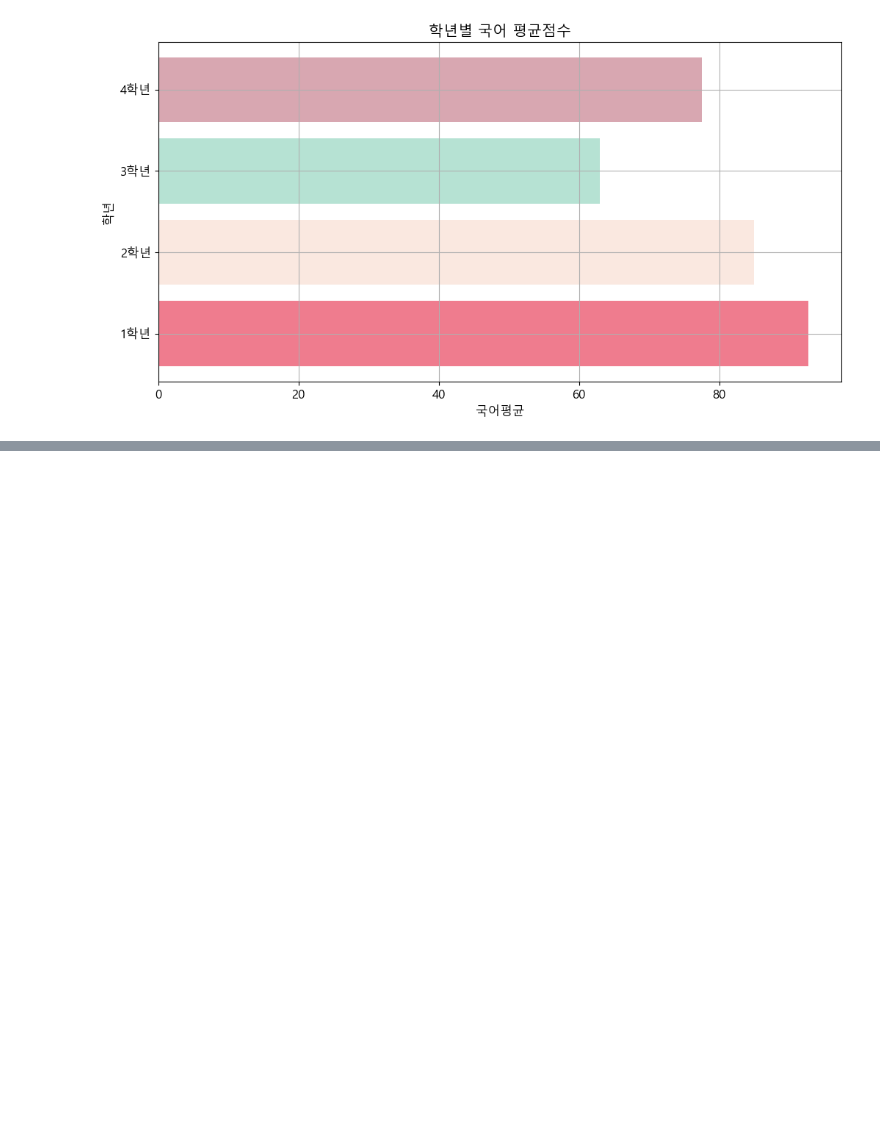
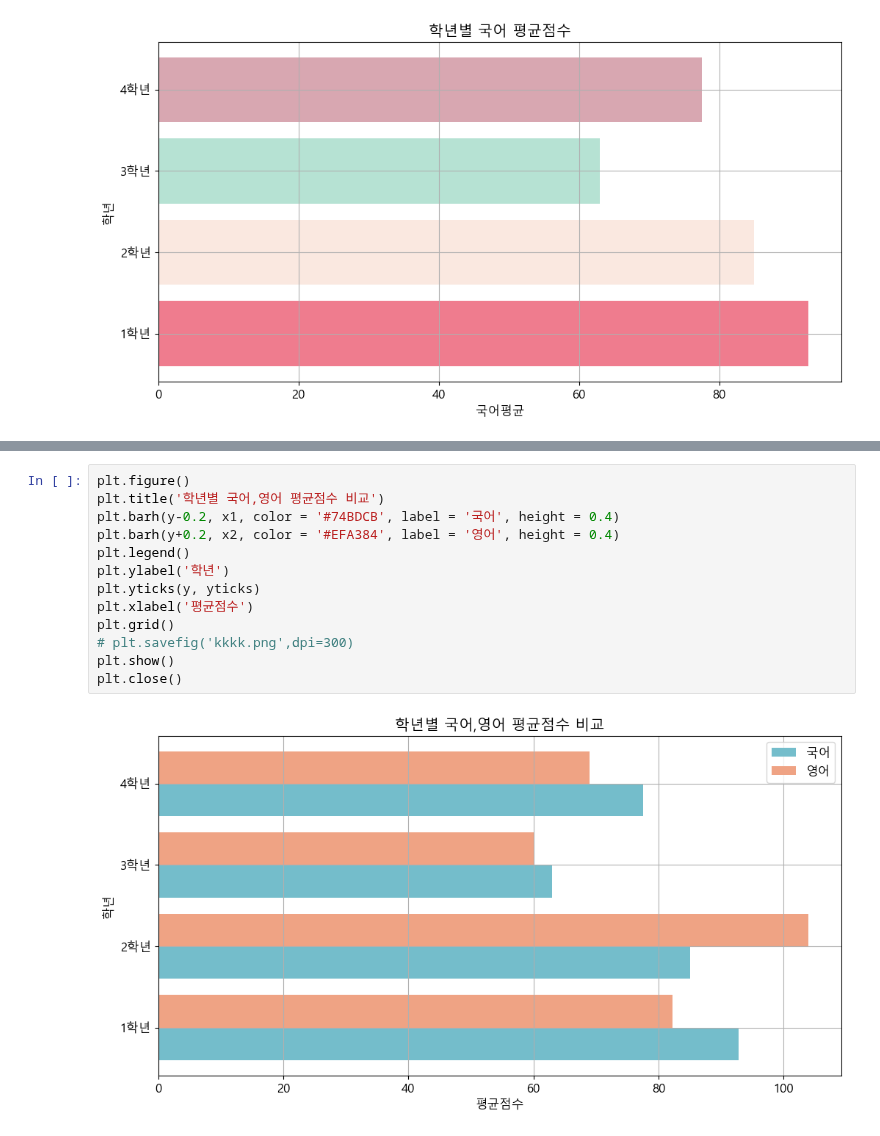
Before and after one commit to hyk2202/megait, a Jupyter notebook: megait/D. 탐색적 데이터 분석/05. 데이터 시각화/(1) Matplotlib/02_BarPlot.ipynb, the cells around one changed output, grey strips where cells are left out. Drawn from its saved outputs; the diff is of its cells as text; blank space fills up the shorter version.

```diff
--- a/megait/D. 탐색적 데이터 분석/05. 데이터 시각화/(1) Matplotlib/02_BarPlot.ipynb
+++ b/megait/D. 탐색적 데이터 분석/05. 데이터 시각화/(1) Matplotlib/02_BarPlot.ipynb
@@ -144,0 +202,15 @@ plt.close()
+# %%
+plt.figure()
+plt.title('학년별 국어,영어 평균점수 비교')
+plt.barh(y-0.2, x1, color = '#74BDCB', label = '국어', height = 0.4)
+plt.barh(y+0.2, x2, color = '#EFA384', label = '영어', height = 0.4)
+plt.legend()
+plt.ylabel('학년')
+plt.yticks(y, yticks)
+plt.xlabel('평균점수')
+plt.grid()
+# plt.savefig('kkkk.png',dpi=300)
+plt.show()
+plt.close()
+# %% [output]
+[figure, added]
```
Also changed, not shown: parts of 7 cells of this notebook.
